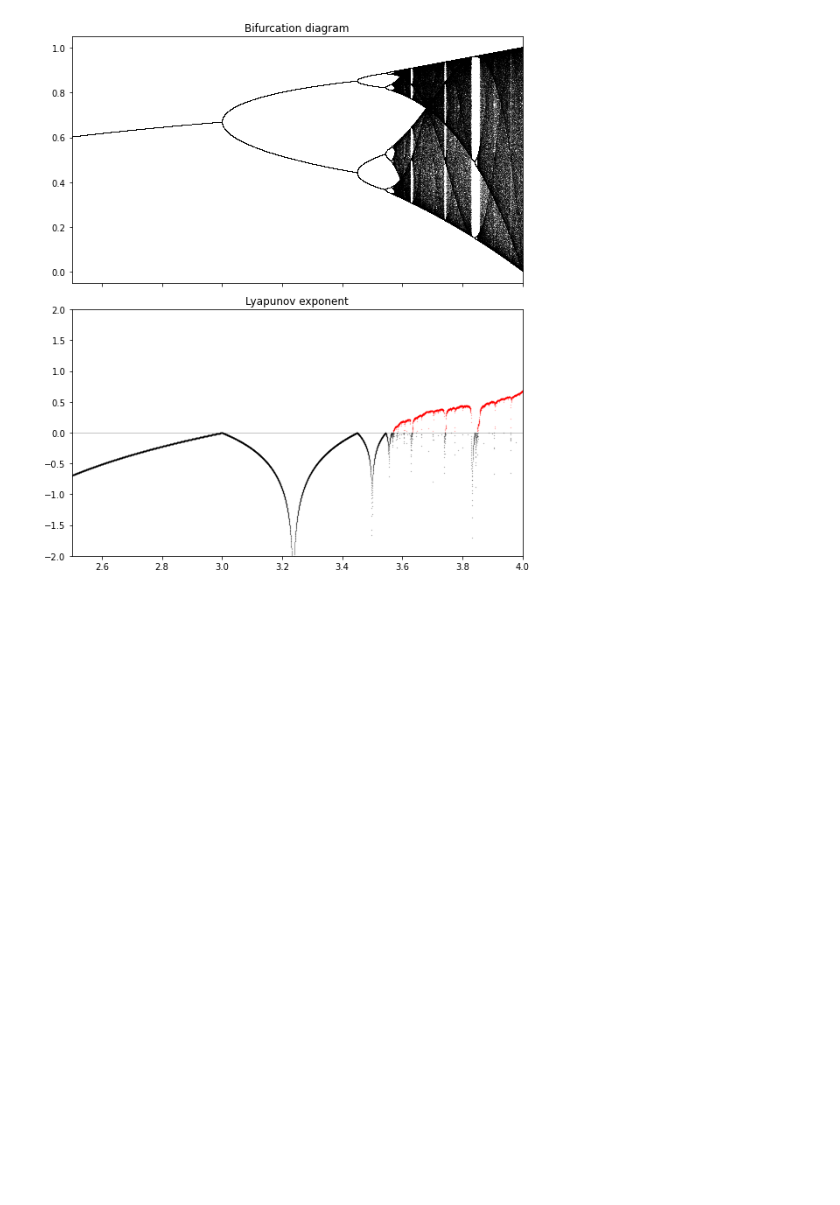
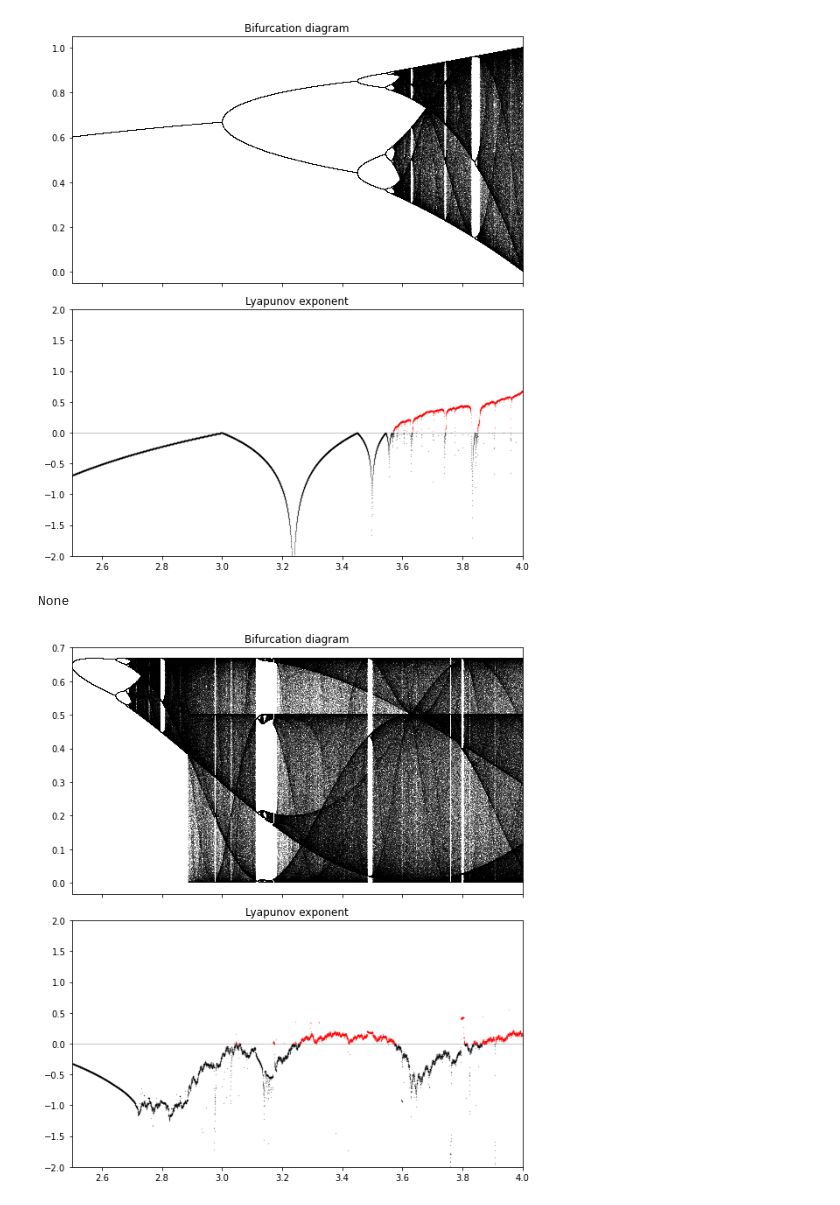
Before and after one commit to EduardoBrito97/icq-studies, a Jupyter notebook: Estudando_o_neuronio_Implementing_interactive_quantum_classifier.ipynb, the cells around one changed output. Saved outputs shown, nothing was run; the diff lists cells and outputs as text; code cells hidden in the pictures; blank space fills up the shorter version.

```diff
--- a/Estudando_o_neuronio_Implementing_interactive_quantum_classifier.ipynb
+++ b/Estudando_o_neuronio_Implementing_interactive_quantum_classifier.ipynb
@@ -150,6 +150,17 @@ generate_diagram_and_exponent(logistic, 100000, 100)
 # %% [output]
 None
 [figure]
+# %%
+def logistic(r, x):
+    result = []
+    for r_n, x_n in zip(r,x):
+      z,p_cog = create_and_execute_classifier(np.array([x_n]), np.array([r_n]))
+      result.append(p_cog.real)
+    return result
+generate_diagram_and_exponent(logistic, 10000, 100)
+# %% [output]
+None
+[figure, added]
 # %%
 def logistic(r, x):
     result = []
```
Also changed, not shown: parts of 3 cells of this notebook, 1 other file.
